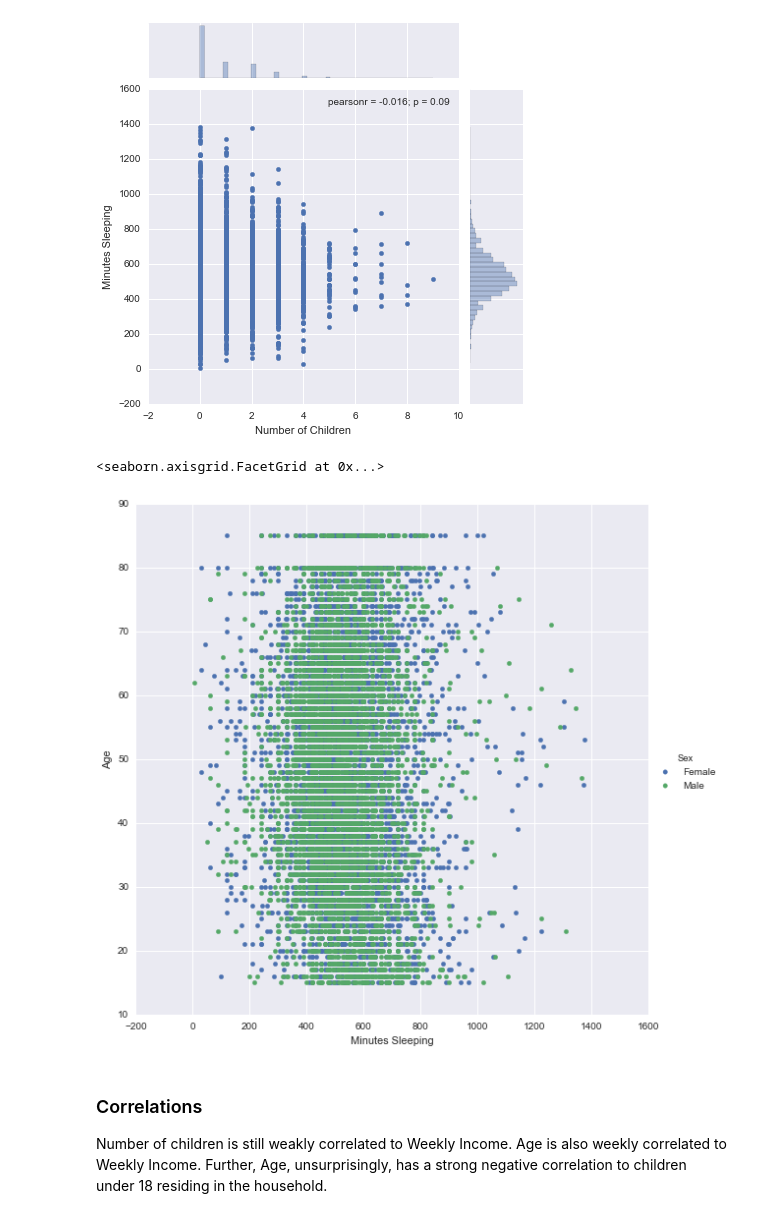
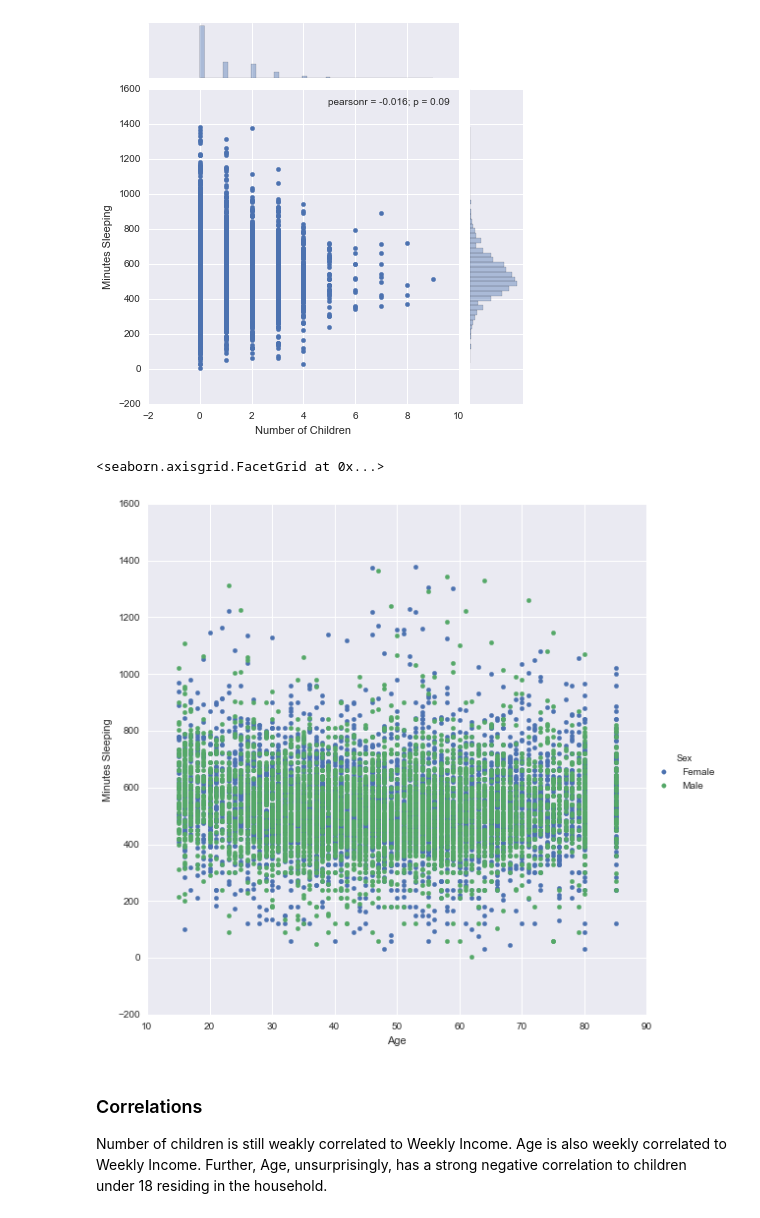
Before and after one commit to gcrowder/atus-analysis, a Jupyter notebook: ATUS-Analysis.ipynb, the cells around one changed output. Cells and saved outputs as stored; diff of their text form; code cells hidden in the pictures.

```diff
--- a/ATUS-Analysis.ipynb
+++ b/ATUS-Analysis.ipynb
@@ -169,11 +169,11 @@ sns.jointplot(x='Number of Children', y='Minutes Sleeping', data=weighted_sleep)
 [figure]
 # %%
 sns.FacetGrid(weighted_sleep, hue="Sex", size=8) \
-   .map(plt.scatter, "Minutes Sleeping", "Age") \
+   .map(plt.scatter, "Age", "Minutes Sleeping") \
    .add_legend()
 # %% [output]
 <seaborn.axisgrid.FacetGrid at 0x...>
-[figure, old version]
+[figure, new version]
 # %% [markdown]
 ### Correlations
 
```
